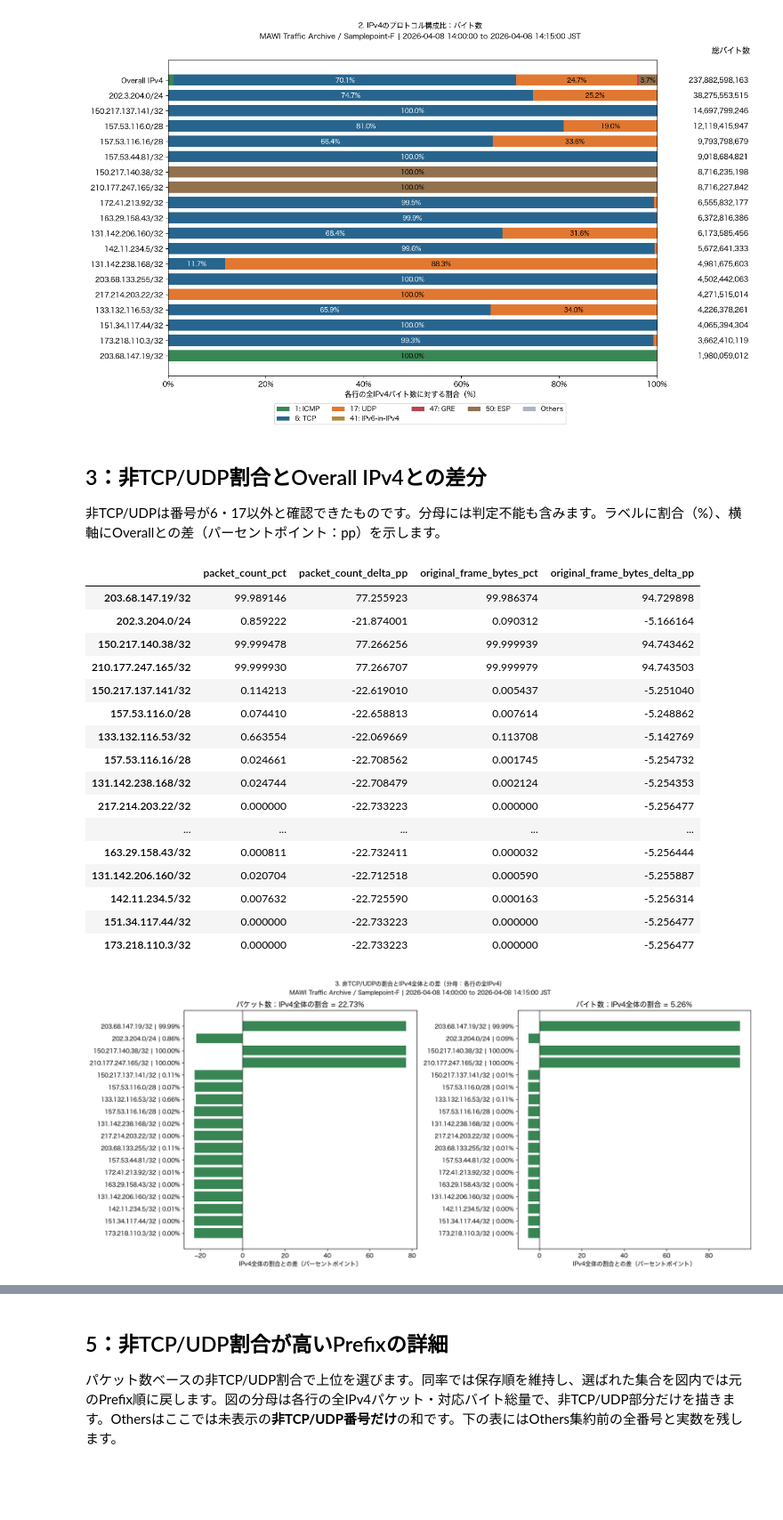
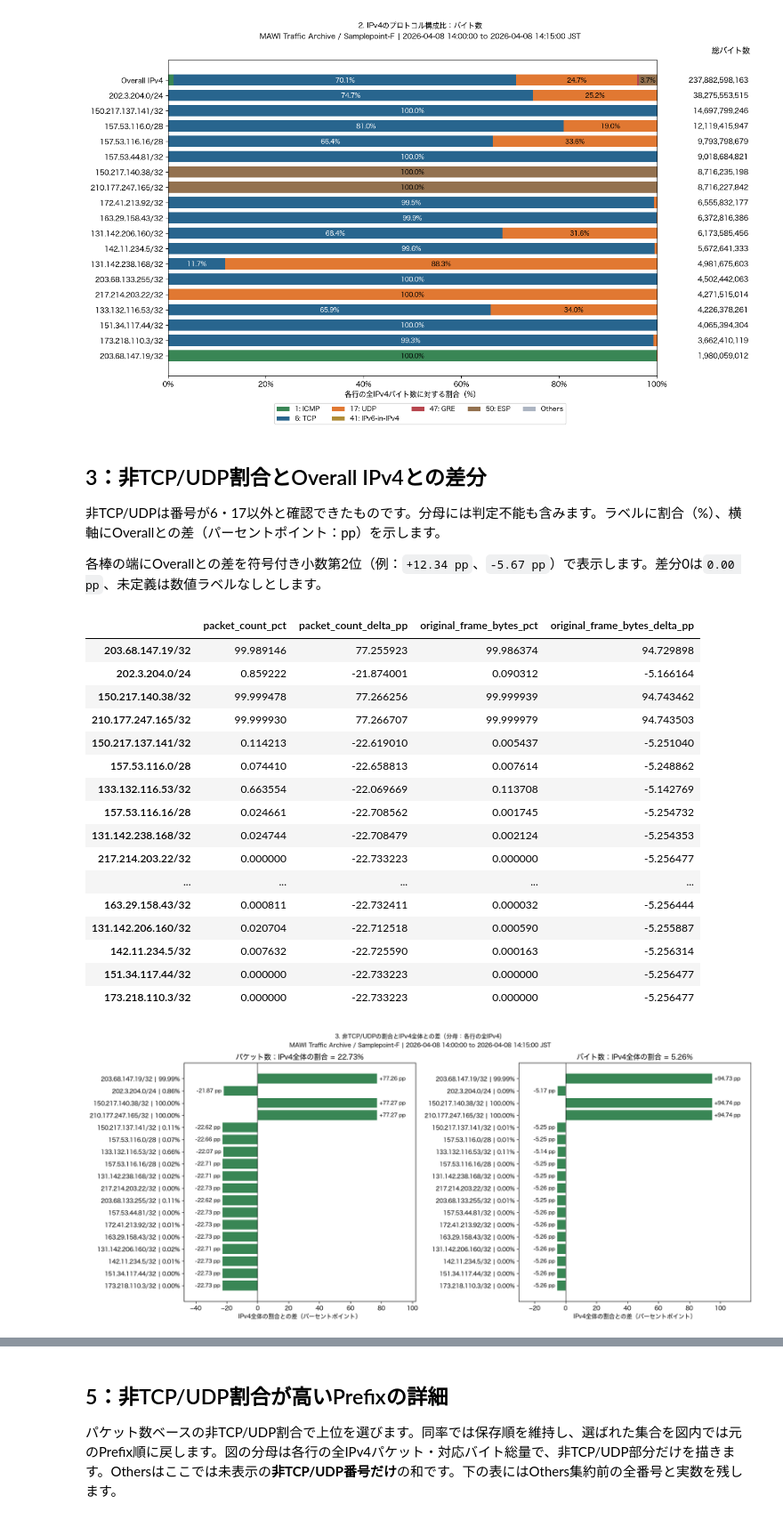
Before and after one commit to ShuntaSakai/mawi-protocol-analysis, a Jupyter notebook: notebook/02_prefix_protocol_distribution.ipynb, the cells around one changed output, grey strips where cells are left out. Shown at 89% size. Saved outputs shown, nothing was run; the diff lists cells and outputs as text; code cells hidden in the pictures; blank space fills up the shorter version.

```diff
--- a/notebook/02_prefix_protocol_distribution.ipynb
+++ b/notebook/02_prefix_protocol_distribution.ipynb
@@ -280,6 +280,8 @@ for metric, shares, title in (("packet_count", packet_shares, "1. IPv4のプロ
 ## 3：非TCP/UDP割合とOverall IPv4との差分
 
 非TCP/UDPは番号が6・17以外と確認できたものです。分母には判定不能も含みます。ラベルに割合（%）、横軸にOverallとの差（パーセントポイント：pp）を示します。
+
+各棒の端にOverallとの差を符号付き小数第2位（例：`+12.34 pp`、`-5.67 pp`）で表示します。差分0は`0.00 pp`、未定義は数値ラベルなしとします。
 # %%
 non_tcp = counts.loc[counts["protocol_number"].notna() & ~counts["protocol_number"].isin([6, 17])].copy()
 non_tcp_ratios = {}
@@ -292,37 +294,46 @@ for metric in ("packet_count", BYTE_METRIC):
     comparison[f"{metric}_delta_pp"] = share.reindex(prefix_order) - share.loc["overall_ipv4"]
 plot_comparison = comparison.reindex(plot_prefix_order)
 display(plot_comparison)
+# 差分は%ではなくppとして表示し、丸め後の負のゼロは避ける。
+def delta_label(value):
+    if not np.isfinite(value):
+        return ""
+    return "0.00 pp" if round(float(value), 2) == 0 else f"{value:+.2f} pp"
+
+
 fig, axes = plt.subplots(1, 2, figsize=(FIGSIZE[0] + 3, max(FIGSIZE[1], len(prefix_order) * .36)), layout="constrained")
 for ax, metric, title in zip(axes, ("packet_count", BYTE_METRIC), ("パケット数", byte_label)):
     shares = plot_comparison[f"{metric}_pct"]
     deltas = plot_comparison[f"{metric}_delta_pp"]
-    ax.barh(range(len(prefix_order)), deltas.fillna(0), color="#398655")
+    bars = ax.barh(range(len(prefix_order)), deltas.fillna(0), color="#398655")
+    ax.bar_label(bars, labels=[delta_label(value) for value in deltas], padding=4, fontsize=9)
+    ax.margins(x=.25)  # 正負それぞれの棒端ラベル用の余白を確保。
     ax.set_yticks(range(len(prefix_order)), [f"{p} | {v:.2f}%" if pd.notna(v) else f"{p} | Undefined" for p, v in shares.items()])
     ax.invert_yaxis()
     ax.axvline(0, color="black", linewidth=.7)
     ax.set_xlabel("IPv4全体の割合との差（パーセントポイント）")
     baseline = non_tcp_ratios[metric].loc["overall_ipv4"]
     ax.set_title(f"{title}；IPv4全体の割合 = {baseline:.2f}%")
 finish(fig, "3. 非TCP/UDPの割合とIPv4全体との差（分母：各行の全IPv4）")
 # %% [output]
 |  | packet_count_pct | packet_count_delta_pp | original_frame_bytes_pct | original_frame_bytes_delta_pp |
 | 203.68.147.19/32 | 99.989146 | 77.255923 | 99.986374 | 94.729898 |
 | 202.3.204.0/24 | 0.859222 | -21.874001 | 0.090312 | -5.166164 |
 | 150.217.140.38/32 | 99.999478 | 77.266256 | 99.999939 | 94.743462 |
 | 210.177.247.165/32 | 99.999930 | 77.266707 | 99.999979 | 94.743503 |
 | 150.217.137.141/32 | 0.114213 | -22.619010 | 0.005437 | -5.251040 |
 | 157.53.116.0/28 | 0.074410 | -22.658813 | 0.007614 | -5.248862 |
 | 133.132.116.53/32 | 0.663554 | -22.069669 | 0.113708 | -5.142769 |
 | 157.53.116.16/28 | 0.024661 | -22.708562 | 0.001745 | -5.254732 |
 | 131.142.238.168/32 | 0.024744 | -22.708479 | 0.002124 | -5.254353 |
 | 217.214.203.22/32 | 0.000000 | -22.733223 | 0.000000 | -5.256477 |
 | ... | ... | ... | ... | ... |
 | 163.29.158.43/32 | 0.000811 | -22.732411 | 0.000032 | -5.256444 |
 | 131.142.206.160/32 | 0.020704 | -22.712518 | 0.000590 | -5.255887 |
 | 142.11.234.5/32 | 0.007632 | -22.725590 | 0.000163 | -5.256314 |
 | 151.34.117.44/32 | 0.000000 | -22.733223 | 0.000000 | -5.256477 |
 | 173.218.110.3/32 | 0.000000 | -22.733223 | 0.000000 | -5.256477 |
-[figure, old version]
+[figure, new version]
 # %% [markdown]
 ## 4：Prefix × プロトコルの構成比
 
```
Also changed, not shown: parts of 2 cells of this notebook, 1 other file.
